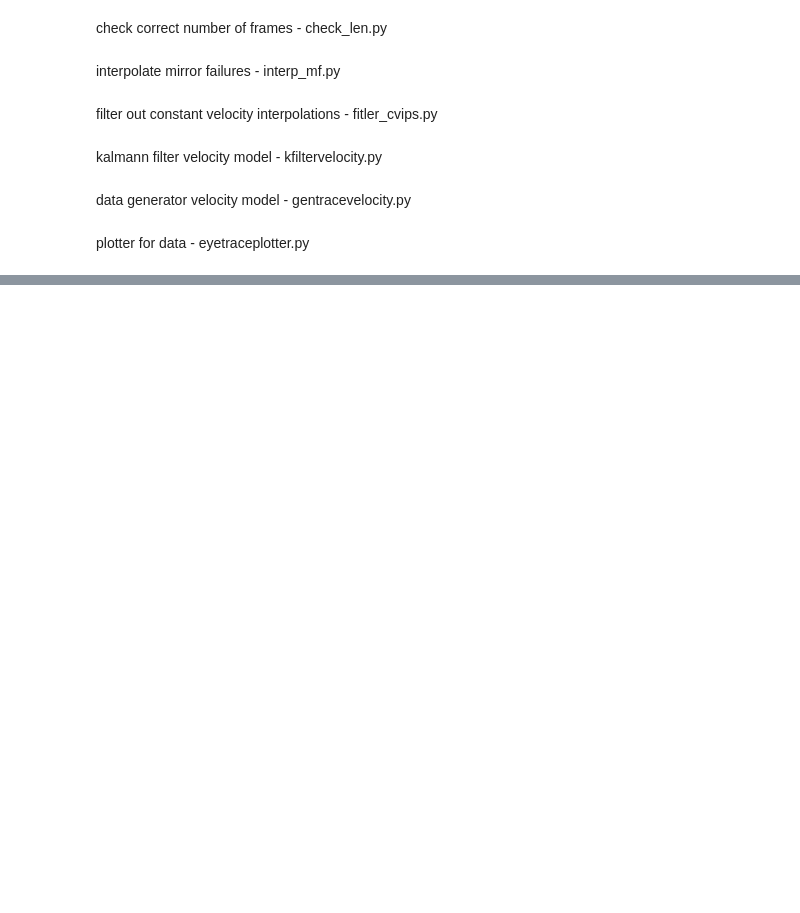
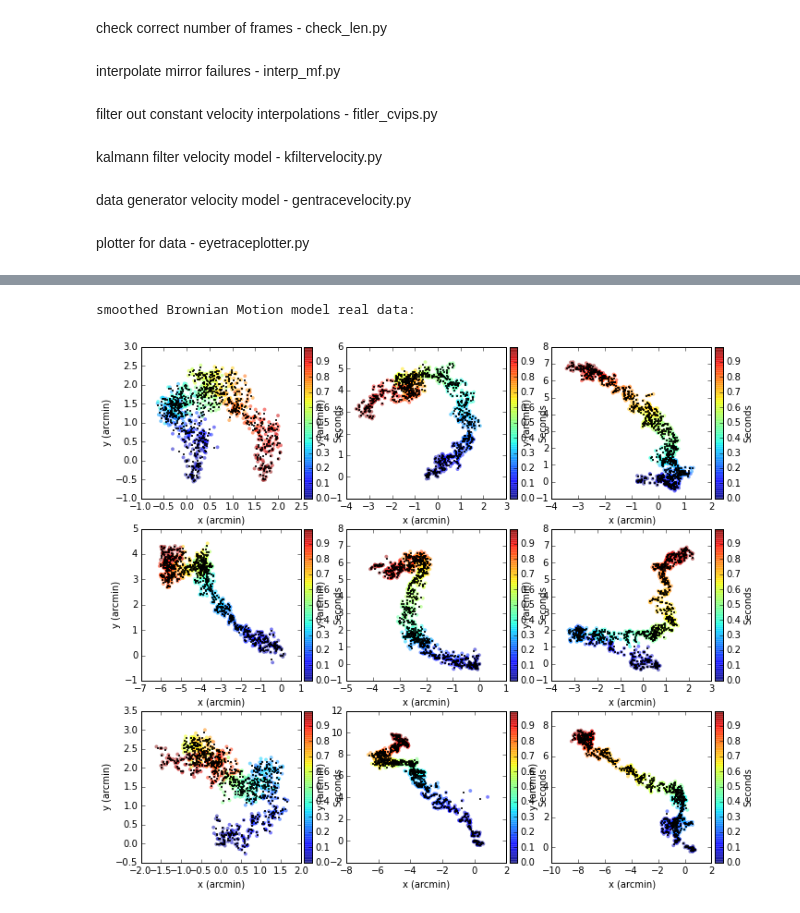
Before and after one commit to vdutell/eyemovement, a Jupyter notebook: implelemting into pipeline.ipynb, the cells around one changed output, grey strips where cells are left out. Cells and saved outputs as stored; diff of their text form; code cells hidden in the pictures; blank space fills up the shorter version.

Commit message:
adde BM generator to pipeline-ready code, and chose parameters for BM eyetrace generator by fitting parameters to data

```diff
--- a/implelemting into pipeline.ipynb
+++ b/implelemting into pipeline.ipynb
@@ -1035,6 +1144,8 @@ def eyetraceplot(trials, nplotted, equal):
         #print trial.y
         pl.scatter(trial.x, trial.y, s=1, c='black')
 
+    if(equal):
+        plt.axis('equal') ##comment this in and out
     plt.subplots_adjust(right = 1)#hspace = 0.001)
     plt.show()
 # %%
@@ -1177,0 +1283,6 @@ Brownian Motion model generated data:
+# %%
+print '\nsmoothed Brownian Motion model real data:'
+eyetraceplot(trialskfbm, ntrials, False)
+# %% [output]
+smoothed Brownian Motion model real data:
+[figure, added]
```
Also changed, not shown: parts of 10 cells of this notebook.
